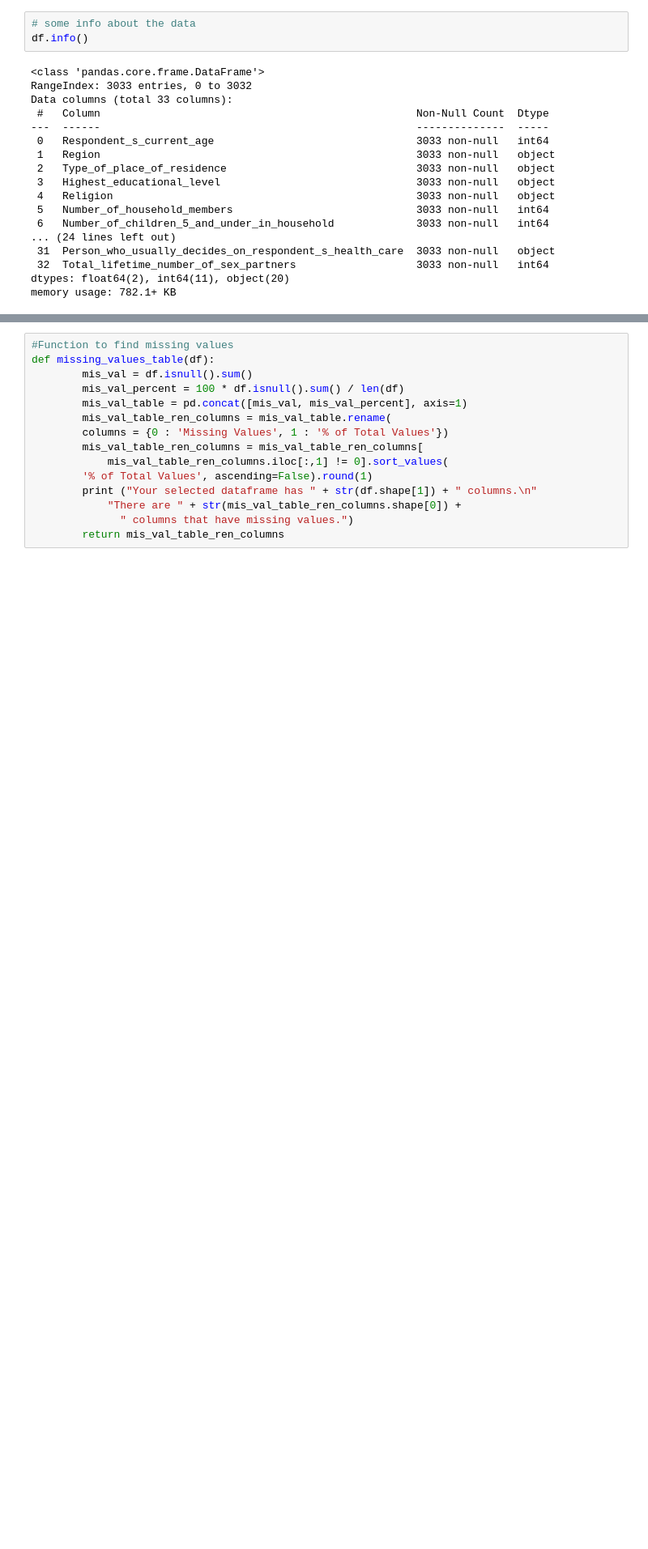
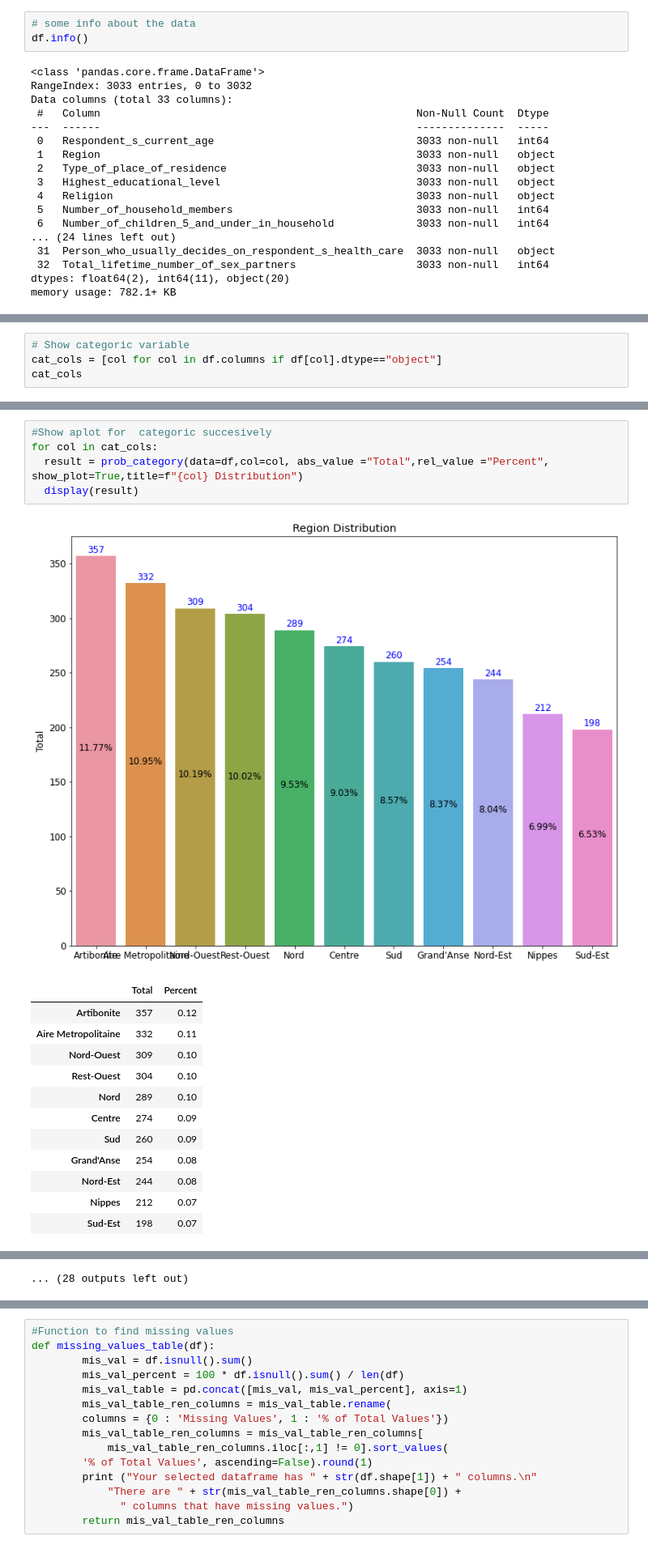
Before and after one commit to MMasson1988/Capstone-s-Project, a Jupyter notebook: Contraceptive_Project_Test.ipynb, the cells around one changed output, grey strips where cells are left out. Shown at 81% size. Cells and saved outputs as stored; diff of their text form; blank space fills up the shorter version.

```diff
--- a/Contraceptive_Project_Test.ipynb
+++ b/Contraceptive_Project_Test.ipynb
@@ -227,0 +266,4 @@ memory usage: 782.1+ KB
+# %%
+# Show categoric variable
+cat_cols = [col for col in df.columns if df[col].dtype=="object"]
+cat_cols
@@ -227,0 +406,19 @@ memory usage: 782.1+ KB
+# %%
+#Show aplot for  categoric succesively
+for col in cat_cols:
+  result = prob_category(data=df,col=col, abs_value ="Total",rel_value ="Percent", show_plot=True,title=f"{col} Distribution")
+  display(result)
+# %% [output]
+[figure, added]
+|  | Total | Percent |
+| Artibonite | 357 | 0.12 |
+| Aire Metropolitaine | 332 | 0.11 |
+| Nord-Ouest | 309 | 0.10 |
+| Rest-Ouest | 304 | 0.10 |
+| Nord | 289 | 0.10 |
+| Centre | 274 | 0.09 |
+| Sud | 260 | 0.09 |
+| Grand'Anse | 254 | 0.08 |
+| Nord-Est | 244 | 0.08 |
+| Nippes | 212 | 0.07 |
+| Sud-Est | 198 | 0.07 |
@@ -227,0 +458 @@ memory usage: 782.1+ KB
+... (28 outputs left out)
```
Also changed, not shown: parts of 45 cells of this notebook.
